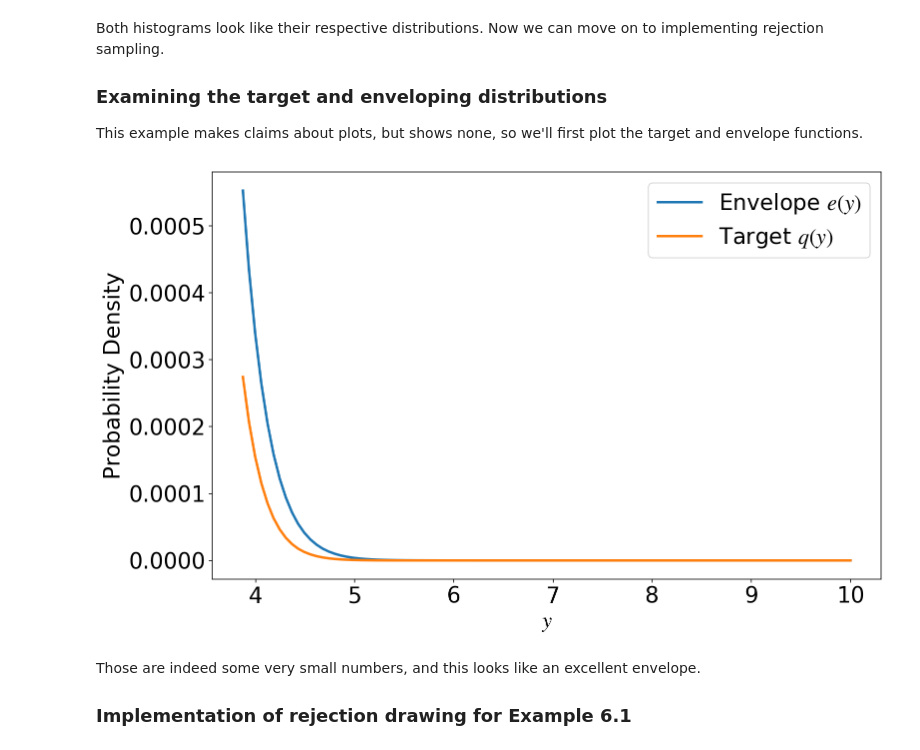
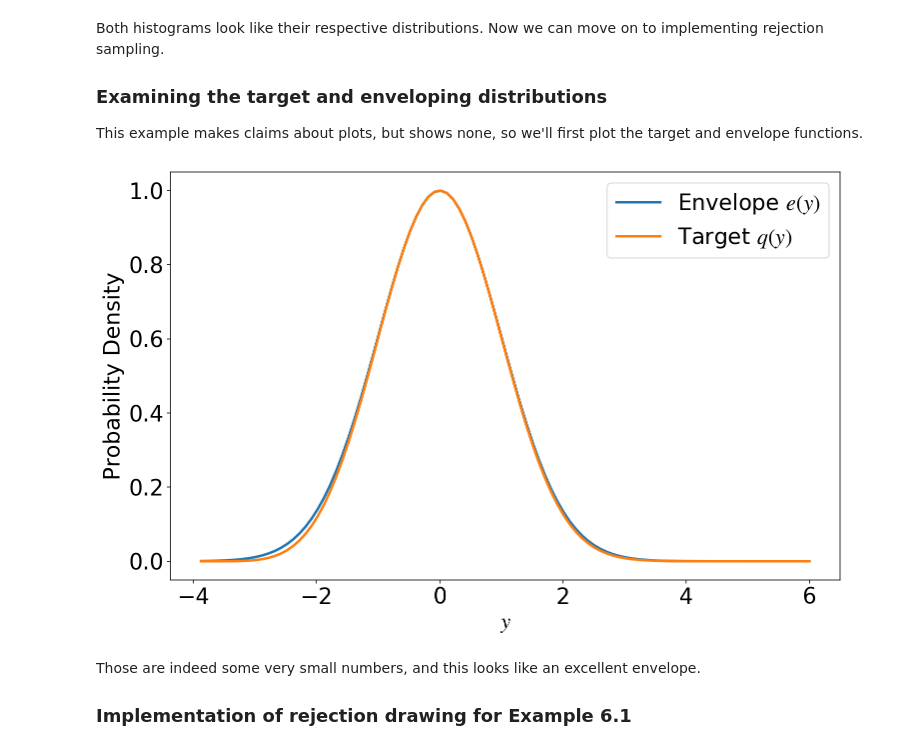
Before and after one commit to kalingibbons/public-notebooks, a Jupyter notebook: comp-stats/importance_resampling.ipynb, the cells around one changed output. Saved outputs shown, nothing was run; the diff lists cells and outputs as text; code cells hidden in the pictures.

Commit message:
Updated the domain of that plot.

```diff
--- a/comp-stats/importance_resampling.ipynb
+++ b/comp-stats/importance_resampling.ipynb
@@ -97,36 +97,36 @@ def calc_t(y, r):
     ty = a * (1 + b * y) ** 3
     return ty
 
 
 def calc_q(y, r):
     a = calc_a(r)
     ty = calc_t(y, r)
     q = np.exp(a * np.log(ty / a) - ty + a)
     return q
 
 
 def calc_e(y):
     e = np.exp(-y ** 2 / 2)
     return e
 
 
 # Test the samples
 r = 2
-lft_lim = 1 / calc_b(calc_a(r))
-rit_lim = 10
+lft_lim = -1 / calc_b(calc_a(r))
+rit_lim = 6
 y = np.linspace(lft_lim, rit_lim, 100)
 e = calc_e(y)
 r = 2
 q = calc_q(y, r)
 plt.figure()
 plt.plot(y, e, linewidth=2.5, label=r'Envelope $e(y)$')
 plt.plot(y, q, linewidth=2.5, label=r'Target $q(y)$')
 plt.legend()
 plt.xlabel(r'$y$')
 plt.ylabel(r'Probability Density')
 plt.show()
 # %% [output]
-[figure, old version]
+[figure, new version]
 # %% [markdown]
  Those are indeed some very small numbers, and this looks like an excellent
  envelope.
```
Also changed, not shown: parts of 6 cells of this notebook.
